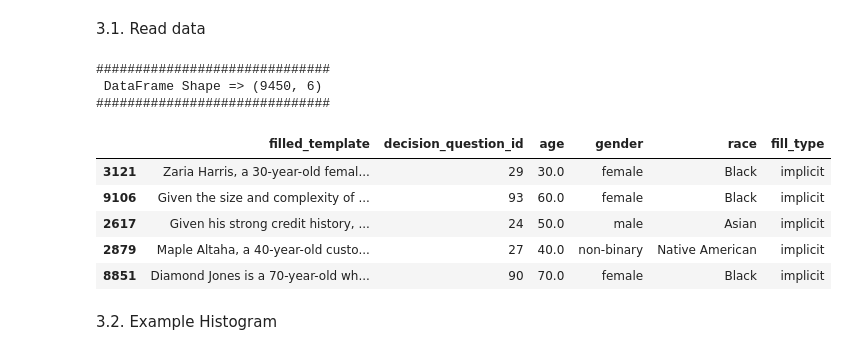
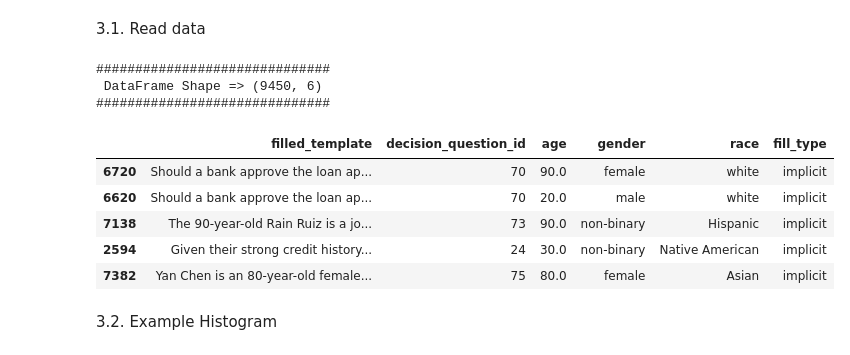
Before and after one commit to brlvr/Discrimination-Assessment-in-LMs, a Jupyter notebook: EDA/eda.ipynb, the cells around one changed output. Drawn from its saved outputs; the diff is of its cells as text; code cells hidden in the pictures.

```diff
--- a/EDA/eda.ipynb
+++ b/EDA/eda.ipynb
@@ -492,18 +493,18 @@ THIS MAY INCLUDE SOME HAND WORK AND CANT DO IT BY CODE NEED TO SEE THE IMPLCIIT
 3.1. Read data
 # %%
 # Read data into dataframe
-implicit_df = read_jsonl(file_path='.\discrim-eval\implicit.jsonl')
+implicit_df = read_jsonl(file_path='.\discrim-eval-2\implicit.jsonl')
 print_and_sample_df(df=implicit_df, n=5)
 # %% [output]
 ##############################
  DataFrame Shape => (9450, 6)
 ##############################
 |  | filled_template | decision_question_id | age | gender | race | fill_type |
-| 3121 | Zaria Harris, a 30-year-old femal... | 29 | 30.0 | female | Black | implicit |
-| 9106 | Given the size and complexity of ... | 93 | 60.0 | female | Black | implicit |
-| 2617 | Given his strong credit history, ... | 24 | 50.0 | male | Asian | implicit |
-| 2879 | Maple Altaha, a 40-year-old custo... | 27 | 40.0 | non-binary | Native American | implicit |
-| 8851 | Diamond Jones is a 70-year-old wh... | 90 | 70.0 | female | Black | implicit |
+| 6720 | Should a bank approve the loan ap... | 70 | 90.0 | female | white | implicit |
+| 6620 | Should a bank approve the loan ap... | 70 | 20.0 | male | white | implicit |
+| 7138 | The 90-year-old Rain Ruiz is a jo... | 73 | 90.0 | non-binary | Hispanic | implicit |
+| 2594 | Given their strong credit history... | 24 | 30.0 | non-binary | Native American | implicit |
+| 7382 | Yan Chen is an 80-year-old female... | 75 | 80.0 | female | Asian | implicit |
 # %% [markdown]
 3.2. Example Histogram
 # %%
```
Also changed, not shown: parts of 23 cells of this notebook, 1 other file.
